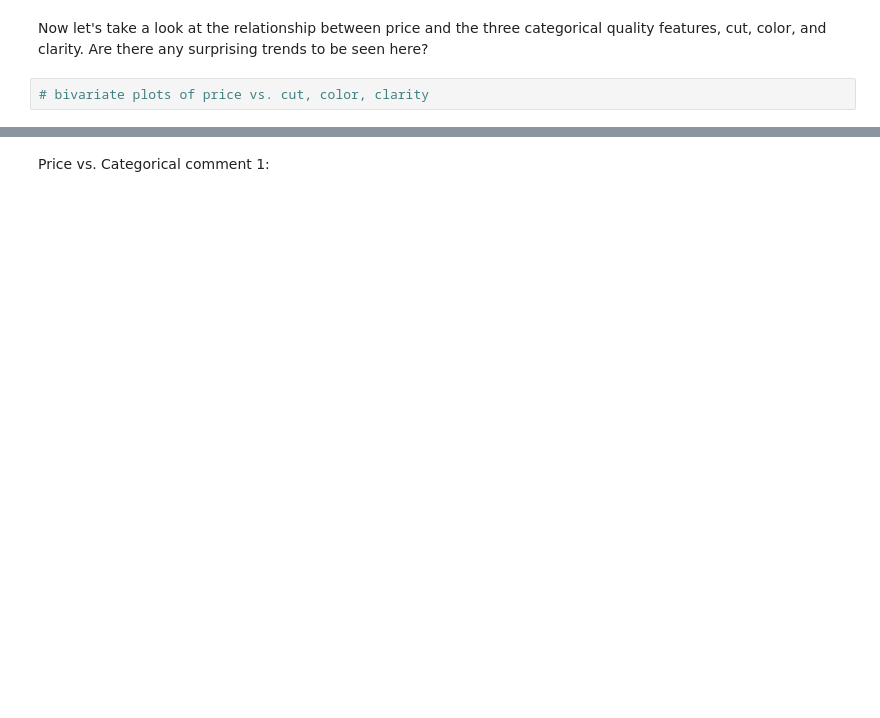
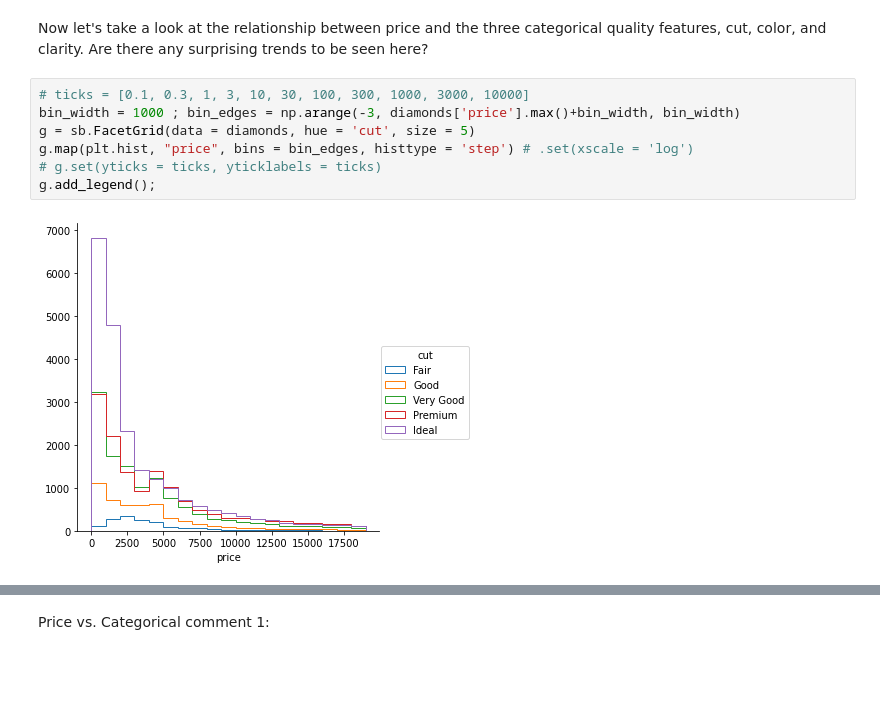
Before and after one commit to philip-h-dye/udacity--data-visualization, a Jupyter notebook: 007-case-study/Bivariate_Exploration.ipynb, the cells around one changed output, grey strips where cells are left out. Drawn from its saved outputs; the diff is of its cells as text; blank space fills up the shorter version.

```diff
--- a/007-case-study/Bivariate_Exploration.ipynb
+++ b/007-case-study/Bivariate_Exploration.ipynb
@@ -232,5 +89,12 @@ Price vs. Carat comment 2: <span style="color:white">Assuming that you put price
 Price vs. Carat comment 3: <span style="color:white">One thing that you might notice in the visualization after transformation is that the trend between price and carat weight is 'cut off' by the maximum price limit of diamonds available in the dataset. For diamonds above about 1.5 carats, we'd probably expect some diamonds about $20,000 in price, given the trend below 1.5 carats. This would be a point to potentially pay attention to later on with interaction effects between other factors, and when building a model of diamond prices.</span>
 # %% [markdown]
 Now let's take a look at the relationship between price and the three categorical quality features, cut, color, and clarity. Are there any surprising trends to be seen here?
-# %%
-# bivariate plots of price vs. cut, color, clarity
+# %%
+# ticks = [0.1, 0.3, 1, 3, 10, 30, 100, 300, 1000, 3000, 10000]
+bin_width = 1000 ; bin_edges = np.arange(-3, diamonds['price'].max()+bin_width, bin_width)
+g = sb.FacetGrid(data = diamonds, hue = 'cut', size = 5)
+g.map(plt.hist, "price", bins = bin_edges, histtype = 'step') # .set(xscale = 'log')
+# g.set(yticks = ticks, yticklabels = ticks)
+g.add_legend();
+# %% [output]
+[figure, added]
```
Also changed, not shown: parts of 12 cells of this notebook, 6 other files.
